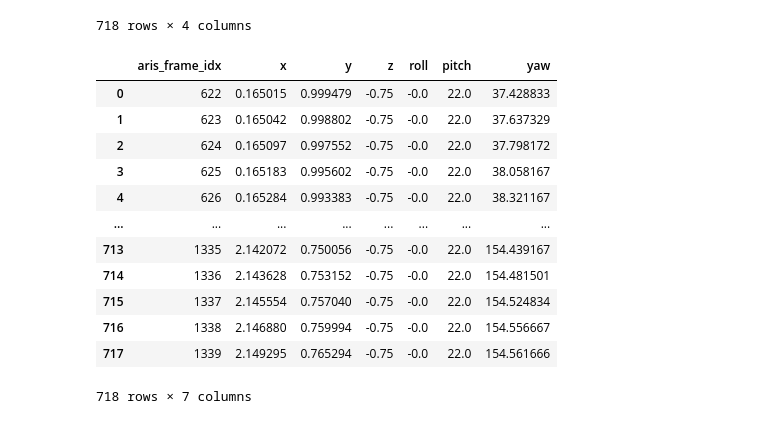
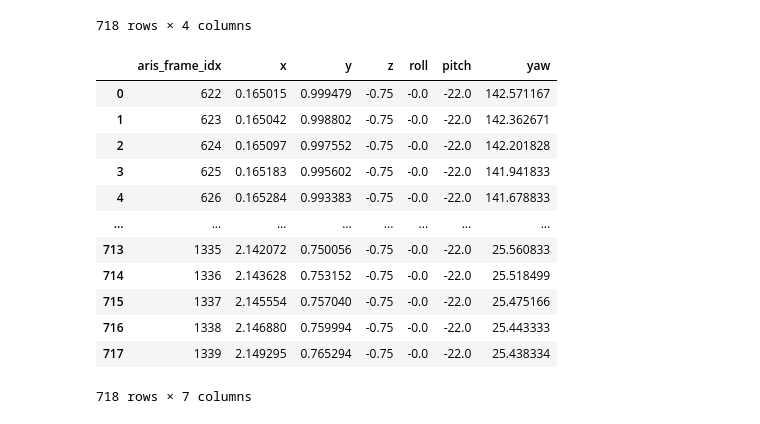
Before and after one commit to dfki-ric/uxo-dataset2024, a Jupyter notebook: scripts/transforms_nb.ipynb, the cells around one changed output. Saved outputs shown, nothing was run; the diff lists cells and outputs as text; code cells hidden in the pictures.

```diff
--- a/scripts/transforms_nb.ipynb
+++ b/scripts/transforms_nb.ipynb
@@ -73,22 +73,19 @@ df_pos
 # %%
 df_data_clean = df_pos
 df_data_clean[['roll', 'pitch', 'yaw']] = df_data_aris[['SonarRoll', 'SonarTilt', 'SonarPan']]
-# TODO: transform to the right coordinates (check roll for that)
-df_data_clean['yaw'] = 180 - df_data_clean['yaw']
-df_data_clean['pitch'] = - df_data_clean['pitch']
 df_data_clean
 # %% [output]
 |  | aris_frame_idx | x | y | z | roll | pitch | yaw |
-| 0 | 622 | 0.165015 | 0.999479 | -0.75 | -0.0 | 22.0 | 37.428833 |
-| 1 | 623 | 0.165042 | 0.998802 | -0.75 | -0.0 | 22.0 | 37.637329 |
-| 2 | 624 | 0.165097 | 0.997552 | -0.75 | -0.0 | 22.0 | 37.798172 |
-| 3 | 625 | 0.165183 | 0.995602 | -0.75 | -0.0 | 22.0 | 38.058167 |
-| 4 | 626 | 0.165284 | 0.993383 | -0.75 | -0.0 | 22.0 | 38.321167 |
+| 0 | 622 | 0.165015 | 0.999479 | -0.75 | -0.0 | -22.0 | 142.571167 |
+| 1 | 623 | 0.165042 | 0.998802 | -0.75 | -0.0 | -22.0 | 142.362671 |
+| 2 | 624 | 0.165097 | 0.997552 | -0.75 | -0.0 | -22.0 | 142.201828 |
+| 3 | 625 | 0.165183 | 0.995602 | -0.75 | -0.0 | -22.0 | 141.941833 |
+| 4 | 626 | 0.165284 | 0.993383 | -0.75 | -0.0 | -22.0 | 141.678833 |
 | ... | ... | ... | ... | ... | ... | ... | ... |
-| 713 | 1335 | 2.142072 | 0.750056 | -0.75 | -0.0 | 22.0 | 154.439167 |
-| 714 | 1336 | 2.143628 | 0.753152 | -0.75 | -0.0 | 22.0 | 154.481501 |
-| 715 | 1337 | 2.145554 | 0.757040 | -0.75 | -0.0 | 22.0 | 154.524834 |
-| 716 | 1338 | 2.146880 | 0.759994 | -0.75 | -0.0 | 22.0 | 154.556667 |
-| 717 | 1339 | 2.149295 | 0.765294 | -0.75 | -0.0 | 22.0 | 154.561666 |
+| 713 | 1335 | 2.142072 | 0.750056 | -0.75 | -0.0 | -22.0 | 25.560833 |
+| 714 | 1336 | 2.143628 | 0.753152 | -0.75 | -0.0 | -22.0 | 25.518499 |
+| 715 | 1337 | 2.145554 | 0.757040 | -0.75 | -0.0 | -22.0 | 25.475166 |
+| 716 | 1338 | 2.146880 | 0.759994 | -0.75 | -0.0 | -22.0 | 25.443333 |
+| 717 | 1339 | 2.149295 | 0.765294 | -0.75 | -0.0 | -22.0 | 25.438334 |
 718 rows × 7 columns
 # %%
```
Also changed, not shown: parts of 12 cells of this notebook.
